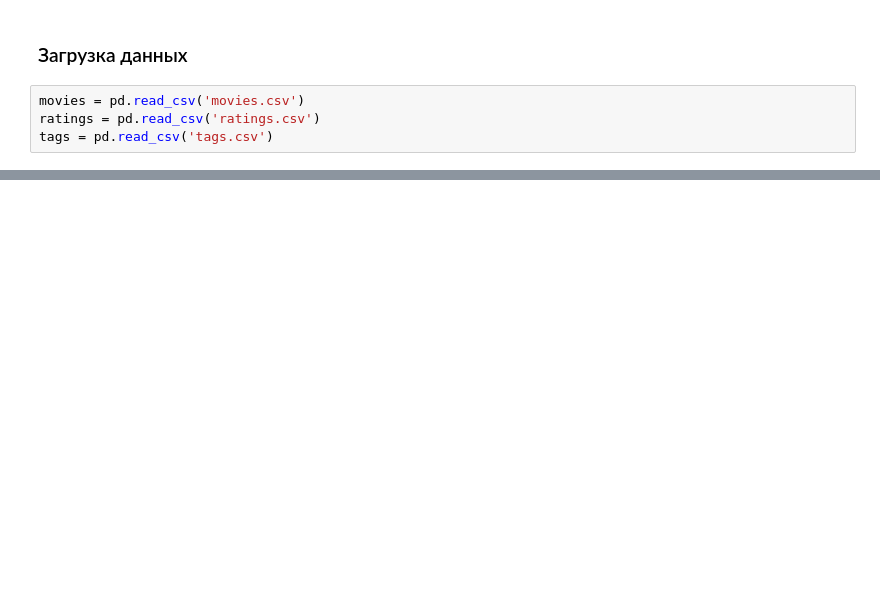
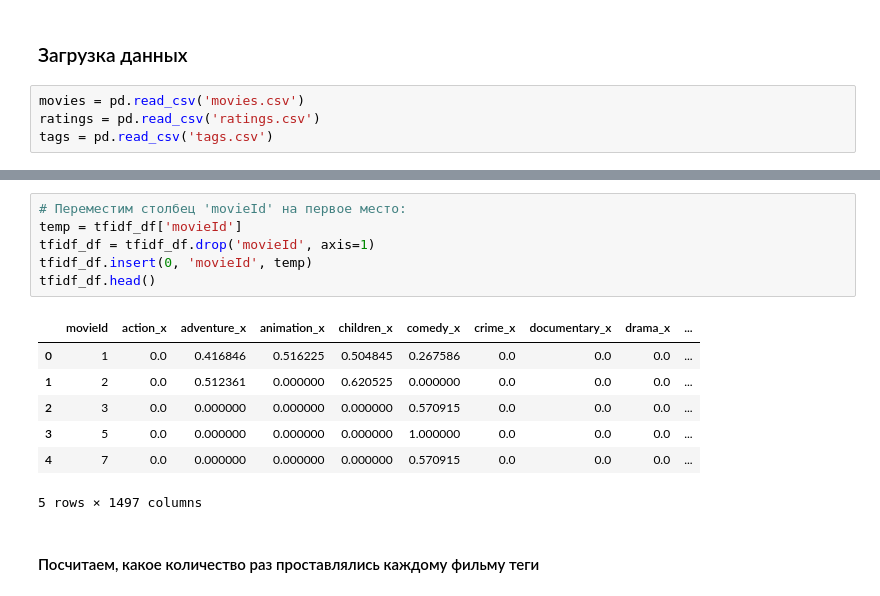
Before and after one commit to BalshowAndrew/ml_studying, a Jupyter notebook: aml/rsml_18/HW01_RSML.ipynb, the cells around one changed output, grey strips where cells are left out. Cells and saved outputs as stored; diff of their text form; blank space fills up the shorter version.

```diff
--- a/aml/rsml_18/HW01_RSML.ipynb
+++ b/aml/rsml_18/HW01_RSML.ipynb
@@ -21,0 +244,16 @@ tags = pd.read_csv('tags.csv')
+# %%
+# Переместим столбец 'movieId' на первое место:
+temp = tfidf_df['movieId']
+tfidf_df = tfidf_df.drop('movieId', axis=1)
+tfidf_df.insert(0, 'movieId', temp)
+tfidf_df.head()
+# %% [output]
+|  | movieId | action_x | adventure_x | animation_x | children_x | comedy_x | crime_x | documentary_x | drama_x | ... |
+| 0 | 1 | 0.0 | 0.416846 | 0.516225 | 0.504845 | 0.267586 | 0.0 | 0.0 | 0.0 | ... |
+| 1 | 2 | 0.0 | 0.512361 | 0.000000 | 0.620525 | 0.000000 | 0.0 | 0.0 | 0.0 | ... |
+| 2 | 3 | 0.0 | 0.000000 | 0.000000 | 0.000000 | 0.570915 | 0.0 | 0.0 | 0.0 | ... |
+| 3 | 5 | 0.0 | 0.000000 | 0.000000 | 0.000000 | 1.000000 | 0.0 | 0.0 | 0.0 | ... |
+| 4 | 7 | 0.0 | 0.000000 | 0.000000 | 0.000000 | 0.570915 | 0.0 | 0.0 | 0.0 | ... |
+5 rows × 1497 columns
+# %% [markdown]
+#### Посчитаем, какое количество раз проставлялись каждому фильму теги
```
Also changed, not shown: parts of 46 cells of this notebook.
